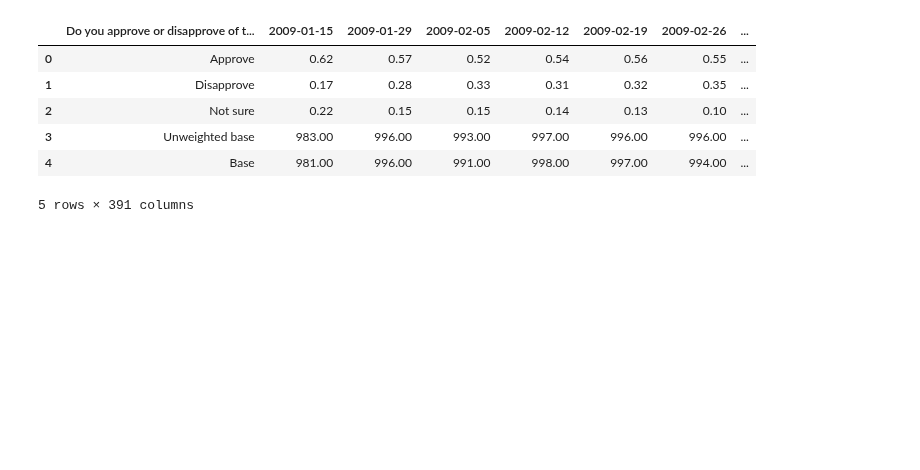
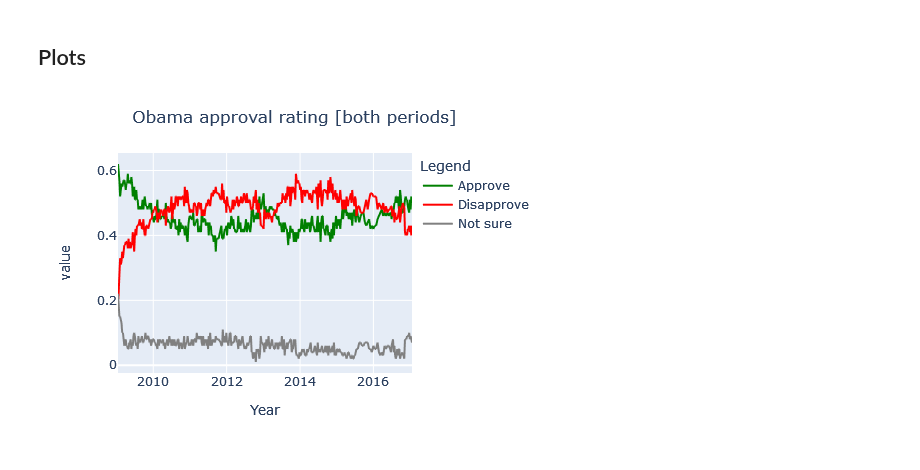
Before and after one commit to jfsalcedo10/mda-kuwait, a Jupyter notebook: sentiment_analysis/Popularitynotebook.ipynb, the cells around one changed output. Saved outputs shown, nothing was run; the diff lists cells and outputs as text; code cells hidden in the pictures; blank space fills up the shorter version.

Commit message:
Popularity study v1

```diff
--- a/sentiment_analysis/Popularitynotebook.ipynb
+++ b/sentiment_analysis/Popularitynotebook.ipynb
@@ -1,9 +23,20 @@
+# %%
+# Download the source
+
+download_path = project_path / "sentiment_analysis"  # To change later
+
+if list(Path(download_path).glob("*-job-approval-*.xlsx")) == []:
+    # Define the remote file to retrieve
+    remote_url = 'https://today.yougov.com/_pubapis/v5/us/trackers/president-obama-job-approval-rating/download/'
+    # Define the local filename to save data
+    local_file = download_path / 'obama-job-approval-ratings.xlsx'
+    # Download remote and save locally
+    request.urlretrieve(remote_url, local_file)
+else:
+    pass
 # %%
-from urllib import request
-# Define the remote file to retrieve
-remote_url = 'https://today.yougov.com/_pubapis/v5/us/trackers/president-obama-job-approval-rating/download/'
-# Define the local filename to save data
-local_file = 'obama-job-approval-ratings.xlsx'
-# Download remote and save locally
-request.urlretrieve(remote_url, local_file)
+# Open the popularity data
+df_ppl = pd.read_excel(download_path / 'obama-job-approval-ratings.xlsx')
+df_ppl = df_ppl.T
+df_ppl.head()
 # %% [output]
@@ -32,12 +61,19 @@ zipp                              3.7.0
-# %%
-import pandas as pd
-df = pd.read_excel('obama-job-approval-ratings.xlsx')
-df.head()
-# %% [output]
-|  | Do you approve or disapprove of t... | 2009-01-15 | 2009-01-29 | 2009-02-05 | 2009-02-12 | 2009-02-19 | 2009-02-26 | ... |
-| 0 | Approve | 0.62 | 0.57 | 0.52 | 0.54 | 0.56 | 0.55 | ... |
-| 1 | Disapprove | 0.17 | 0.28 | 0.33 | 0.31 | 0.32 | 0.35 | ... |
-| 2 | Not sure | 0.22 | 0.15 | 0.15 | 0.14 | 0.13 | 0.10 | ... |
-| 3 | Unweighted base | 983.00 | 996.00 | 993.00 | 997.00 | 996.00 | 996.00 | ... |
-| 4 | Base | 981.00 | 996.00 | 991.00 | 998.00 | 997.00 | 994.00 | ... |
-5 rows × 391 columns
+# %% [markdown]
+## Plots
+# %%
+# Plot obama ratings
+
+fig = px.line(df_ppl, x=df_ppl.index, y=[0,1,2],
+              color_discrete_sequence=["green", "red", "grey"])
+fig.update_layout(title = {"text":"Obama approval rating [both periods]", "x":0.5},
+                  legend_title = "Legend",
+                  xaxis_title = "Year")
+newnames = {'0':'Approve', '1': 'Disapprove', '2': 'Not sure'}
+fig.for_each_trace(lambda t: t.update(name = newnames[t.name],
+                                      legendgroup = newnames[t.name],
+                                      hovertemplate = t.hovertemplate.replace(t.name, newnames[t.name])
+                                     ))
+
+fig.show()
+# %% [output]
+[figure, added]
```
Also changed, not shown: parts of 6 cells of this notebook.
